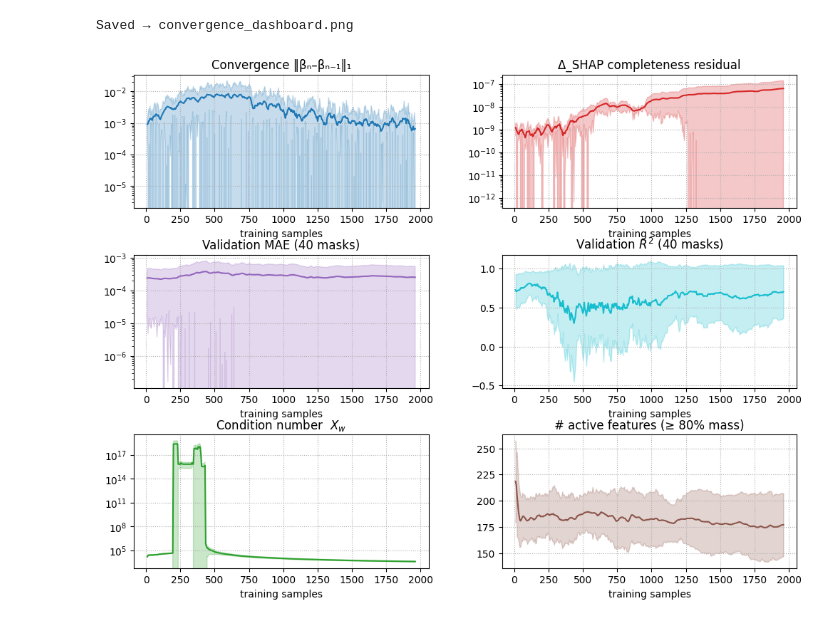
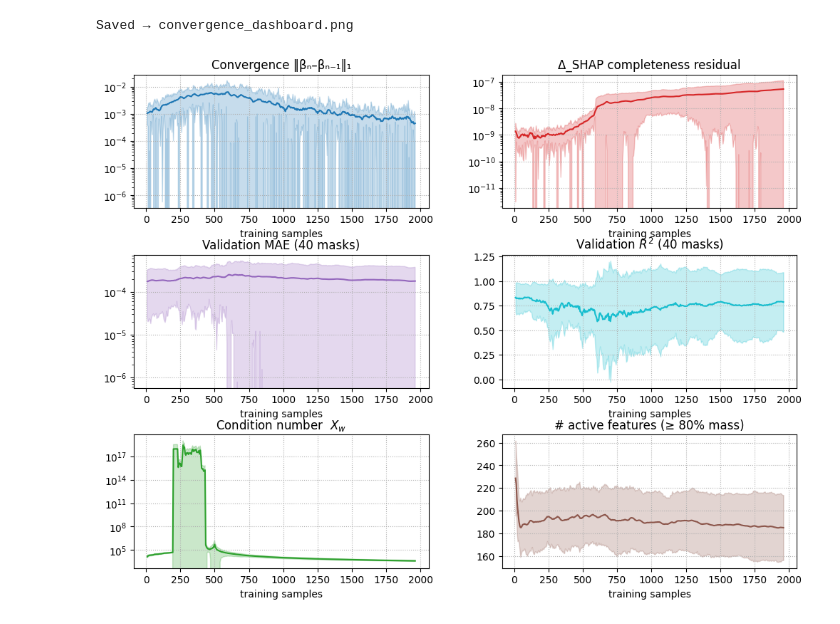
Before and after one commit to giulio8/XAI-AUTOMI-seg, a Jupyter notebook: visualize_convergence/average-convergence.ipynb, the cells around one changed output. Drawn from its saved outputs; the diff is of its cells as text; code cells hidden in the pictures.

```diff
--- a/visualize_convergence/average-convergence.ipynb
+++ b/visualize_convergence/average-convergence.ipynb
@@ -12,9 +12,8 @@ import matplotlib.gridspec as gridspec
 # ------------------------------ 1. CONFIG ---------------------------------
 #ROOT_DIR = Path("../output")
 ROOT_DIR      = Path("../output/FCC-organs/true_positive_aggregation")                        # parent folder
-#PATIENT_IDS   = ["00004","00005","00024","00027",
-                 #"00029","00034","00039","00044"]
-PATIENT_IDS = ["00004", "00005", "00024"]
+PATIENT_IDS   = ["00004","00005","00024","00027",
+                 "00029","00034","00039","00044"]
 VAL_ROWS      = 40
                                   # per patient
 STEP_SIZE = 5
@@ -130,7 +129,7 @@ nz_m,   nz_s     = to_stats(nz_feat)
 cond_m, cond_s   = to_stats(cond_num)
 
 # ------------------------- helper: one–sided moving average ----------------
-def smooth(arr: np.ndarray, win: int = 5) -> np.ndarray:
+def smooth(arr: np.ndarray, win: int = 100//STEP_SIZE) -> np.ndarray:
     """Boundary-aware moving average (window ≤ 2·pad+1, centre-aligned)."""
     pad = win // 2
     sm  = np.empty_like(arr)
@@ -160,31 +159,31 @@ def shaded(ax, x, y, s, **kw):
 shaded(axes[0], x_conv, conv_m,   conv_s,   color='tab:blue')
 axes[0].set_yscale('log'); axes[0].set_title('Convergence ‖βₙ–βₙ₋₁‖₁'); axes[0].grid(ls=':')
 shaded(axes[1], x_conv, delta_m[1:], delta_s[1:], color='tab:red')  # <-- slice
 axes[1].set_yscale('log'); axes[1].set_title('Δ_SHAP completeness residual'); axes[1].grid(ls=':')
 
 # Row 2 ....................................................................
 shaded(axes[2], x_conv, mae_m[1:],  mae_s[1:],  color='tab:purple')
 axes[2].set_yscale('log'); axes[2].set_title('Validation MAE (40 masks)')
 axes[2].grid(ls=':')
 
 shaded(axes[3], x_conv, r2_m[1:],   r2_s[1:],  color='tab:cyan')
 axes[3].set_title(f'Validation $R^2$ ({VAL_ROWS} masks)')
 axes[3].grid(ls=':')
 
 # Row 3 ....................................................................
 shaded(axes[4], x_conv, cond_m[1:], cond_s[1:], color='tab:green')
 axes[4].set_yscale('log'); axes[4].set_title('Condition number  $X_w$')
 axes[4].grid(ls=':')
 
 shaded(axes[5], x_conv, nz_m[1:],   nz_s[1:],  color='tab:brown')
 axes[5].set_title(f'# active features (≥ {FRAC_TARGET * 100:.0f}% mass)')
 axes[5].grid(ls=':')
 
 for ax in axes: ax.set_xlabel('training samples')
 
 fig.tight_layout()
 fig.savefig('convergence_dashboard.png', dpi=300)
 print("Saved → convergence_dashboard.png")
 # %% [output]
 Saved → convergence_dashboard.png
-[figure, old version]
+[figure, new version]
```
Also changed, not shown: 3 other files.
